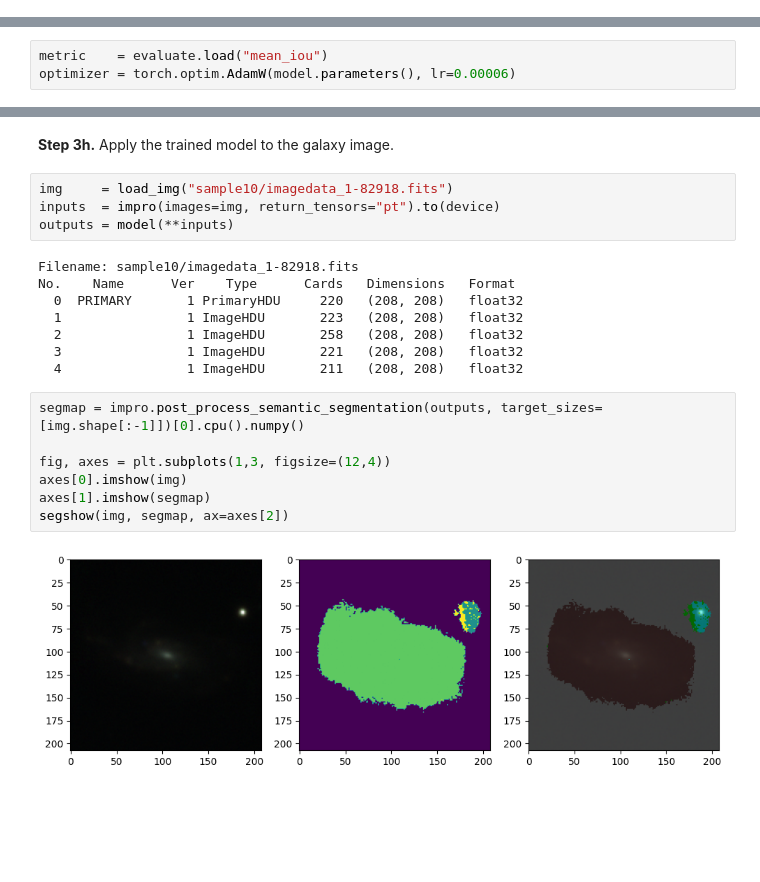
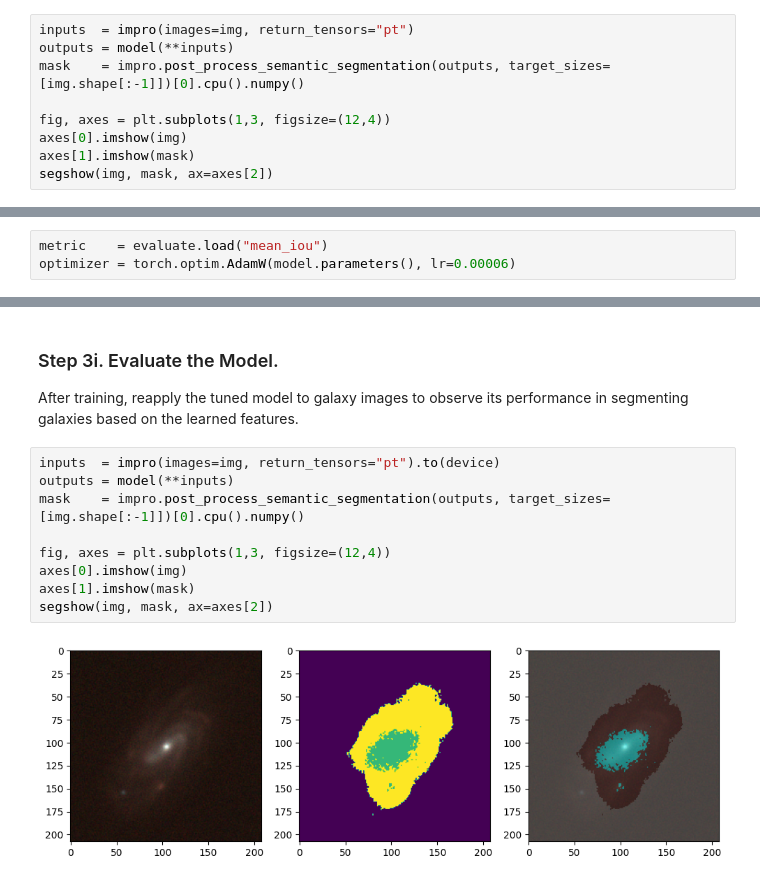
Before and after one commit to rndsrc/dl, a Jupyter notebook: segformer.ipynb, the cells around one changed output, grey strips where cells are left out. Drawn from its saved outputs; the diff is of its cells as text; blank space fills up the shorter version.

```diff
--- a/segformer.ipynb
+++ b/segformer.ipynb
@@ -257,0 +271,9 @@ No.    Name      Ver    Type      Cards   Dimensions   Format
+# %%
+inputs  = impro(images=img, return_tensors="pt")
+outputs = model(**inputs)
+mask    = impro.post_process_semantic_segmentation(outputs, target_sizes=[img.shape[:-1]])[0].cpu().numpy()
+
+fig, axes = plt.subplots(1,3, figsize=(12,4))
+axes[0].imshow(img)
+axes[1].imshow(mask)
+segshow(img, mask, ax=axes[2])
@@ -410,23 +447,15 @@ Loss: 1.134; Mean iou: 0.204; Mean accuracy: 0.270
 # %% [markdown]
-**Step 3h.** Apply the trained model to the galaxy image.
+### Step 3i. Evaluate the Model.
+
+After training, reapply the tuned model to galaxy images to observe its performance in segmenting galaxies based on the learned features.
-# %%
-img     = load_img("sample10/imagedata_1-82918.fits")
-inputs  = impro(images=img, return_tensors="pt").to(device)
-outputs = model(**inputs)
-# %% [output]
-Filename: sample10/imagedata_1-82918.fits
-No.    Name      Ver    Type      Cards   Dimensions   Format
-  0  PRIMARY       1 PrimaryHDU     220   (208, 208)   float32
-  1                1 ImageHDU       223   (208, 208)   float32
-  2                1 ImageHDU       258   (208, 208)   float32
-  3                1 ImageHDU       221   (208, 208)   float32
-  4                1 ImageHDU       211   (208, 208)   float32
 # %%
-segmap = impro.post_process_semantic_segmentation(outputs, target_sizes=[img.shape[:-1]])[0].cpu().numpy()
+inputs  = impro(images=img, return_tensors="pt").to(device)
+outputs = model(**inputs)
+mask    = impro.post_process_semantic_segmentation(outputs, target_sizes=[img.shape[:-1]])[0].cpu().numpy()
 
 fig, axes = plt.subplots(1,3, figsize=(12,4))
 axes[0].imshow(img)
-axes[1].imshow(segmap)
-segshow(img, segmap, ax=axes[2])
+axes[1].imshow(mask)
+segshow(img, mask, ax=axes[2])
 # %% [output]
-[figure, old version]
+[figure, new version]
```
Also changed, not shown: parts of 16 cells of this notebook.
